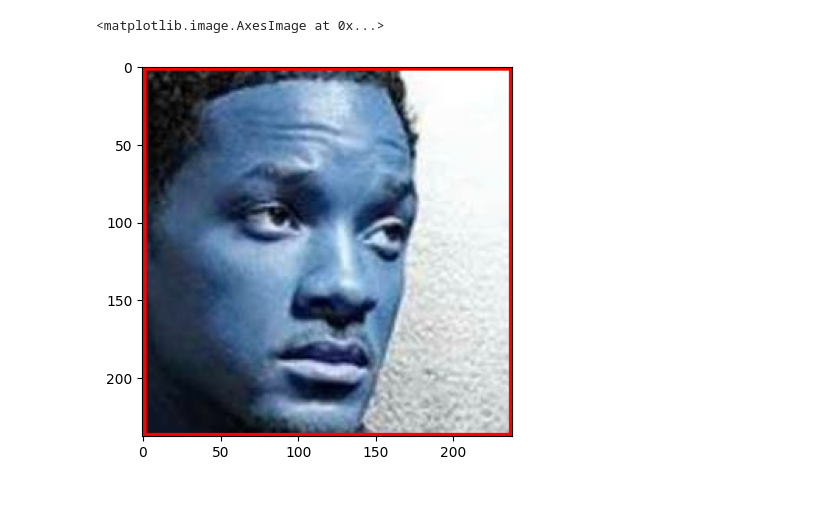
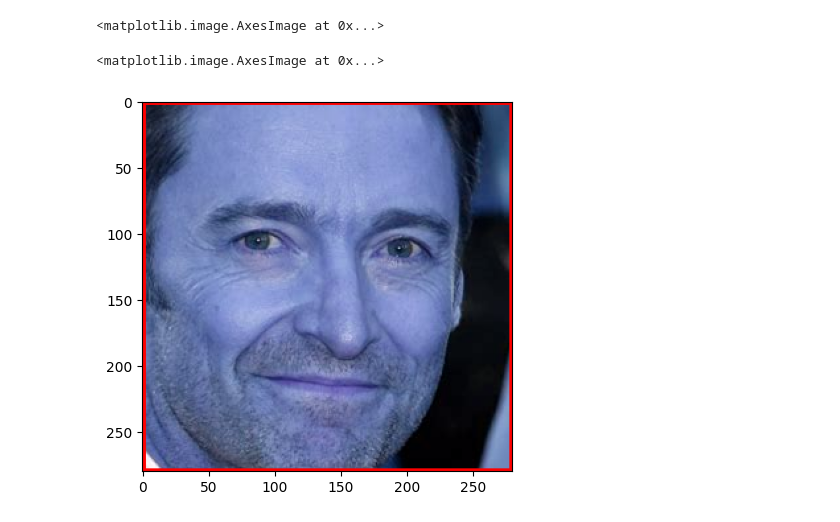
Before and after one commit to Vish178/Image-Classification, a Jupyter notebook: img_class.ipynb, the cells around one changed output. Drawn from its saved outputs; the diff is of its cells as text; code cells hidden in the pictures.

```diff
--- a/img_class.ipynb
+++ b/img_class.ipynb
@@ -146,5 +114,7 @@ def haar_transform(image, mode='haar', level=1):
 # %%
-plt.imshow(cropped_face)
+temp = cv2.imread("cleaned_data/Hugh Jackman/Hugh Jackman3.png")
+plt.imshow(temp)
 # %% [output]
 <matplotlib.image.AxesImage at 0x...>
+<matplotlib.image.AxesImage at 0x...>
-[figure, old version]
+[figure, new version]
```
Also changed, not shown: parts of 22 cells of this notebook, 3 other files.
